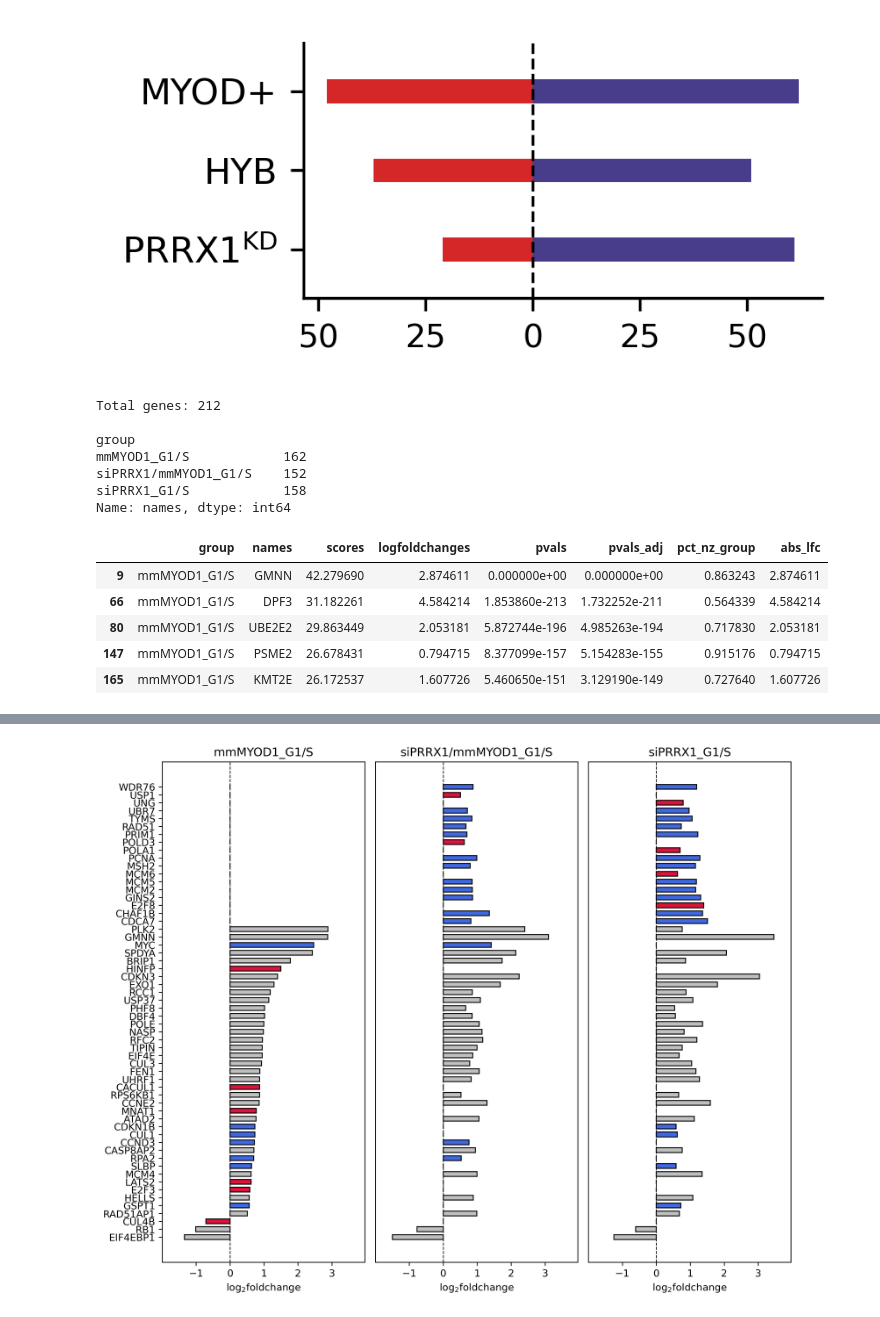
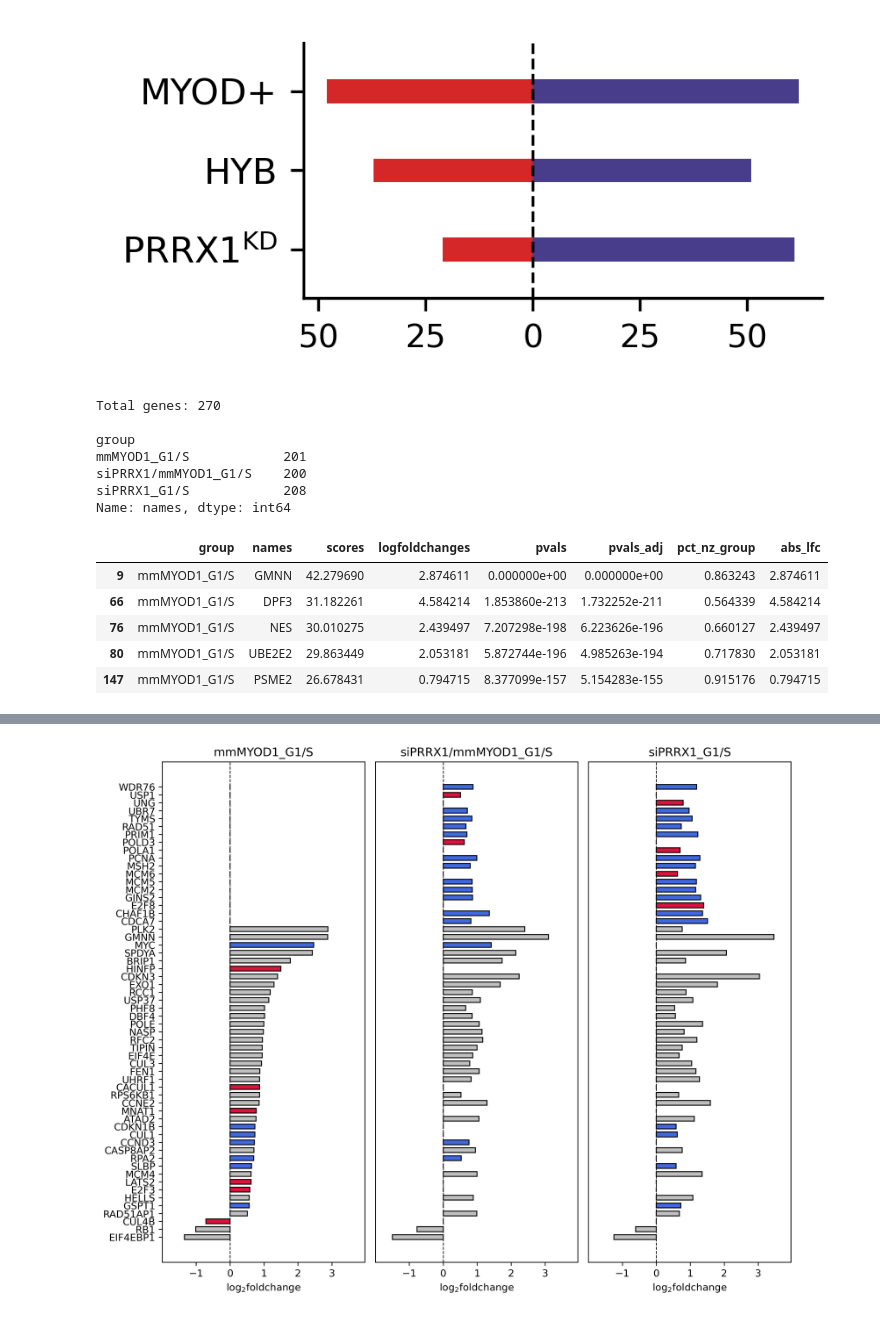
Before and after one commit to jrcwycy/hybrid_reprogramming, a Jupyter notebook: notebooks/cell_cycle/cell_cycle_DGE.ipynb, the cells around one changed output, grey strips where cells are left out. Drawn from its saved outputs; the diff is of its cells as text; code cells hidden in the pictures.

```diff
--- a/notebooks/cell_cycle/cell_cycle_DGE.ipynb
+++ b/notebooks/cell_cycle/cell_cycle_DGE.ipynb
@@ -33,7 +33,6 @@ sc.settings.verbosity = 2
 %%time
 path = "/nfs/turbo/umms-indikar/shared/projects/hybrid_reprogramming/anndata/processed_all_groups.h5ad"
 adata = sc.read_h5ad(path)
-adata.uns['phase_colors'] = ['#ad3803', '#56b567', 'gold']
 sc.logging.print_memory_usage()
 adata
 # %% [output]
@@ -671,27 +696,26 @@ plt.show()
 # %% [output]
 [figure]
 # %%
-sig = sig_g1s.copy()
+tmp = sig_g1s.copy()
 
-# sig = sig[sig['names'].isin(g1s_unique)]
-sig = sig[sig['names'].isin(G1S_genes)]
-print(f"Total genes: {sig['names'].nunique()}\n")
-print(f"{sig.groupby('group')['names'].nunique()}\n")
+# tmp = tmp[tmp['names'].isin(G1S_genes)]
+tmp = tmp[tmp['names'].isin(cc_genes)]
+print(f"Total genes: {tmp['names'].nunique()}\n")
+print(f"{tmp.groupby('group')['names'].nunique()}\n")
 
-
-sig.head()
+tmp.head()
 # %% [output]
-Total genes: 212
+Total genes: 270
 
 group
-mmMYOD1_G1/S            162
-siPRRX1/mmMYOD1_G1/S    152
-siPRRX1_G1/S            158
+mmMYOD1_G1/S            201
+siPRRX1/mmMYOD1_G1/S    200
+siPRRX1_G1/S            208
 Name: names, dtype: int64
 |  | group | names | scores | logfoldchanges | pvals | pvals_adj | pct_nz_group | abs_lfc |
 | 9 | mmMYOD1_G1/S | GMNN | 42.279690 | 2.874611 | 0.000000e+00 | 0.000000e+00 | 0.863243 | 2.874611 |
 | 66 | mmMYOD1_G1/S | DPF3 | 31.182261 | 4.584214 | 1.853860e-213 | 1.732252e-211 | 0.564339 | 4.584214 |
+| 76 | mmMYOD1_G1/S | NES | 30.010275 | 2.439497 | 7.207298e-198 | 6.223626e-196 | 0.660127 | 2.439497 |
 | 80 | mmMYOD1_G1/S | UBE2E2 | 29.863449 | 2.053181 | 5.872744e-196 | 4.985263e-194 | 0.717830 | 2.053181 |
 | 147 | mmMYOD1_G1/S | PSME2 | 26.678431 | 0.794715 | 8.377099e-157 | 5.154283e-155 | 0.915176 | 0.794715 |
-| 165 | mmMYOD1_G1/S | KMT2E | 26.172537 | 1.607726 | 5.460650e-151 | 3.129190e-149 | 0.727640 | 1.607726 |
 # %%
```
Also changed, not shown: parts of 26 cells of this notebook, 5 other files.
